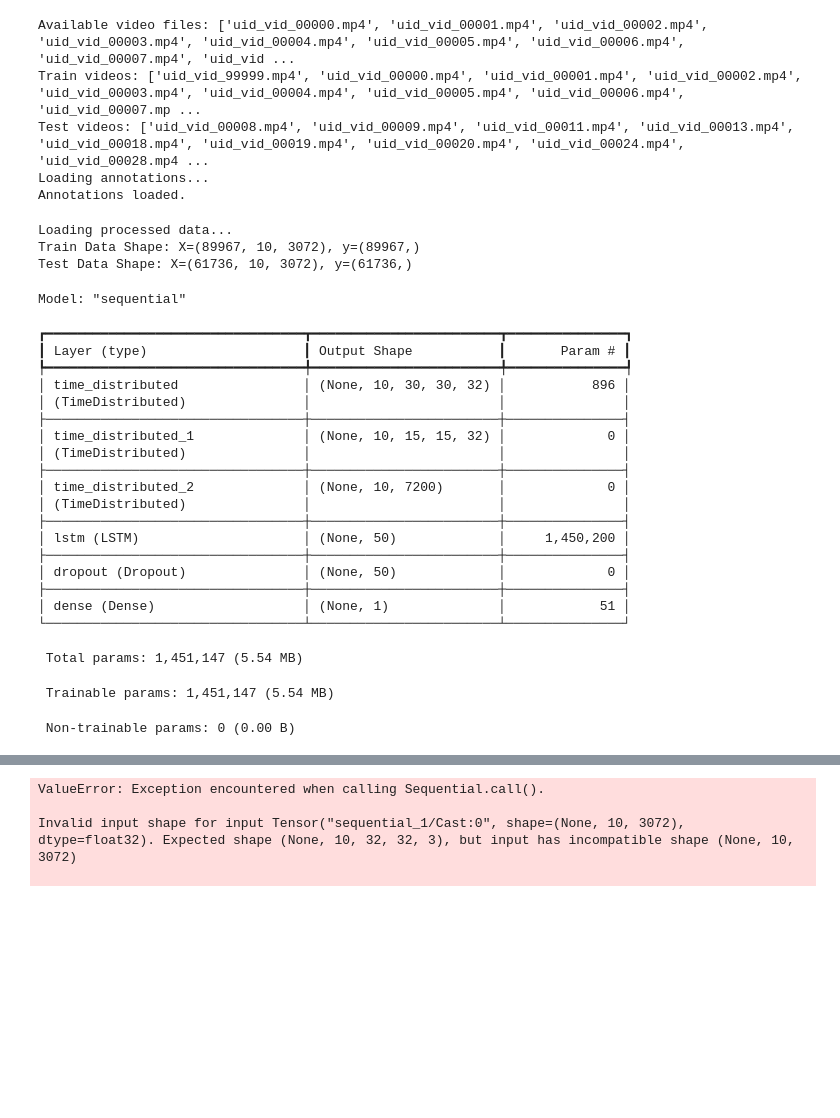
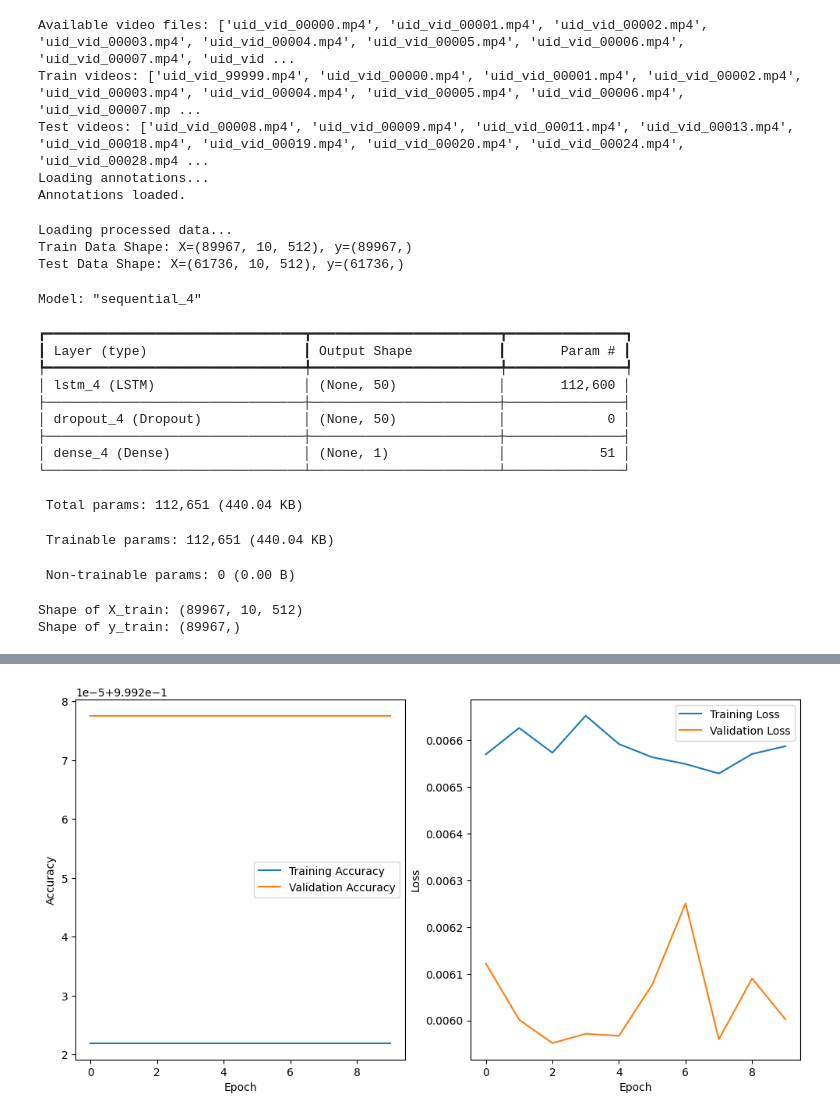
Before and after one commit to Juiceyyyy/Major-Project, a Jupyter notebook: create_hybrid.ipynb, the cells around one changed output, grey strips where cells are left out. Saved outputs shown, nothing was run; the diff lists cells and outputs as text; code cells hidden in the pictures; blank space fills up the shorter version.

```diff
--- a/create_hybrid.ipynb
+++ b/create_hybrid.ipynb
@@ -128,24 +132,5 @@ def create_dataset_with_cnn(frames, labels, time_step=10):
 # %%
-# %% Load Dataset Based on Split
-def load_dataset(video_list):
-    """Load all videos and their annotations."""
-    X, y = [], []
-
-    for video_name in video_list:
-        video_file = os.path.join(video_path, video_name)
-        amodal_annos, visible_annos = get_annotations(video_name)
-
-        # Preprocess video and annotations
-        frames, labels = preprocess_data_with_cnn(video_file, amodal_annos, visible_annos)
-
-        # Create time-series data for LSTM
-        X_video, y_video = create_dataset_with_cnn(frames, labels)
-        X.extend(X_video)
-        y.extend(y_video)
-
-    return np.array(X), np.array(y)
-
-# %% Load or Preprocess Data
+# Load or process the data
 def load_or_process_data():
     """Load processed data if available, otherwise process and save datasets."""
     if os.path.exists(processed_data_path):
@@ -153,6 +138,13 @@ def load_or_process_data():
         processed_data = np.load(processed_data_path)
         X_train, y_train = processed_data['X_train'], processed_data['y_train']
         X_test, y_test = processed_data['X_test'], processed_data['y_test']
+
+        # Apply necessary preprocessing to loaded data
+        X_train = X_train.astype('float32') / 255.0  # Normalize pixel values to [0, 1]
+        X_test = X_test.astype('float32') / 255.0
+        y_train = y_train.astype('float32')
+        y_test = y_test.astype('float32')
+
     else:
         print("Processing training and testing datasets...")
         X_train, y_train = load_dataset(train_videos)
@@ -173,45 +165,44 @@ print(f'Train Data Shape: X={X_train.shape}, y={y_train.shape}')
 print(f'Test Data Shape: X={X_test.shape}, y={y_test.shape}')
 # %% [output]
 Loading processed data...
-Train Data Shape: X=(89967, 10, 3072), y=(89967,)
-Test Data Shape: X=(61736, 10, 3072), y=(61736,)
+Train Data Shape: X=(89967, 10, 512), y=(89967,)
+Test Data Shape: X=(61736, 10, 512), y=(61736,)
 # %%
-# %% Build CNN + LSTM Model
+# Define the model
 model = Sequential()
-model.add(TimeDistributed(Conv2D(32, (3, 3), activation='relu'), input_shape=(10, 32, 32, 3)))
-model.add(TimeDistributed(MaxPooling2D((2, 2))))
-model.add(TimeDistributed(Flatten()))
-model.add(LSTM(50, return_sequences=False))
+model.add(LSTM(50, return_sequences=False, input_shape=(10, 512)))  # Matches X_train shape
 model.add(Dropout(0.2))
-model.add(Dense(1, activation='sigmoid'))
+model.add(Dense(1, activation='sigmoid'))  # Binary classification
 
+# Compile the model
 model.compile(loss='binary_crossentropy', optimizer='adam', metrics=['accuracy'])
+
+# Print summary and confirm shapes
 model.summary()
+print(f'Shape of X_train: {X_train.shape}')
+print(f'Shape of y_train: {y_train.shape}')
 # %% [output]
-Model: "sequential"
+Model: "sequential_4"
 ┏━━━━━━━━━━━━━━━━━━━━━━━━━━━━━━━━━┳━━━━━━━━━━━━━━━━━━━━━━━━┳━━━━━━━━━━━━━━━┓
 ┃ Layer (type)                    ┃ Output Shape           ┃       Param # ┃
 ┡━━━━━━━━━━━━━━━━━━━━━━━━━━━━━━━━━╇━━━━━━━━━━━━━━━━━━━━━━━━╇━━━━━━━━━━━━━━━┩
-│ time_distributed                │ (None, 10, 30, 30, 32) │           896 │
-│ (TimeDistributed)               │                        │               │
+│ lstm_4 (LSTM)                   │ (None, 50)             │       112,600 │
 ├─────────────────────────────────┼────────────────────────┼───────────────┤
-│ time_distributed_1              │ (None, 10, 15, 15, 32) │             0 │
-│ (TimeDistributed)               │                        │               │
+│ dropout_4 (Dropout)             │ (None, 50)             │             0 │
 ├─────────────────────────────────┼────────────────────────┼───────────────┤
-│ time_distributed_2              │ (None, 10, 7200)       │             0 │
-│ (TimeDistributed)               │                        │               │
-├─────────────────────────────────┼────────────────────────┼───────────────┤
-│ lstm (LSTM)                     │ (None, 50)             │     1,450,200 │
-├─────────────────────────────────┼────────────────────────┼───────────────┤
-│ dropout (Dropout)               │ (None, 50)             │             0 │
-├─────────────────────────────────┼────────────────────────┼───────────────┤
-│ dense (Dense)                   │ (None, 1)              │            51 │
+│ dense_4 (Dense)                 │ (None, 1)              │            51 │
 └─────────────────────────────────┴────────────────────────┴───────────────┘
- Total params: 1,451,147 (5.54 MB)
+ Total params: 112,651 (440.04 KB)
- Trainable params: 1,451,147 (5.54 MB)
+ Trainable params: 112,651 (440.04 KB)
  Non-trainable params: 0 (0.00 B)
+Shape of X_train: (89967, 10, 512)
+Shape of y_train: (89967,)
 # %%
 # %% Train the Model
+# Ensure X_train and y_train are properly formatted
+X_train = X_train.astype('float32') / 255.0  # Normalize pixel values to [0, 1]
+y_train = y_train.astype('float32')
+
 history = model.fit(X_train, y_train, batch_size=32, epochs=10, validation_split=0.2)
 
 # Plot Training and Validation Performance
@@ -239,7 +249,4 @@ Epoch 1/10
-ValueError: Exception encountered when calling Sequential.call().
-
-Invalid input shape for input Tensor("sequential_1/Cast:0", shape=(None, 10, 3072), dtype=float32). Expected shape (None, 10, 32, 32, 3), but input has incompatible shape (None, 10, 3072)
-
+[figure, added]
 # %%
 # %% Save the Model
 model_json = model.to_json()
```
Also changed, not shown: parts of 3 cells of this notebook, 5 other files.
